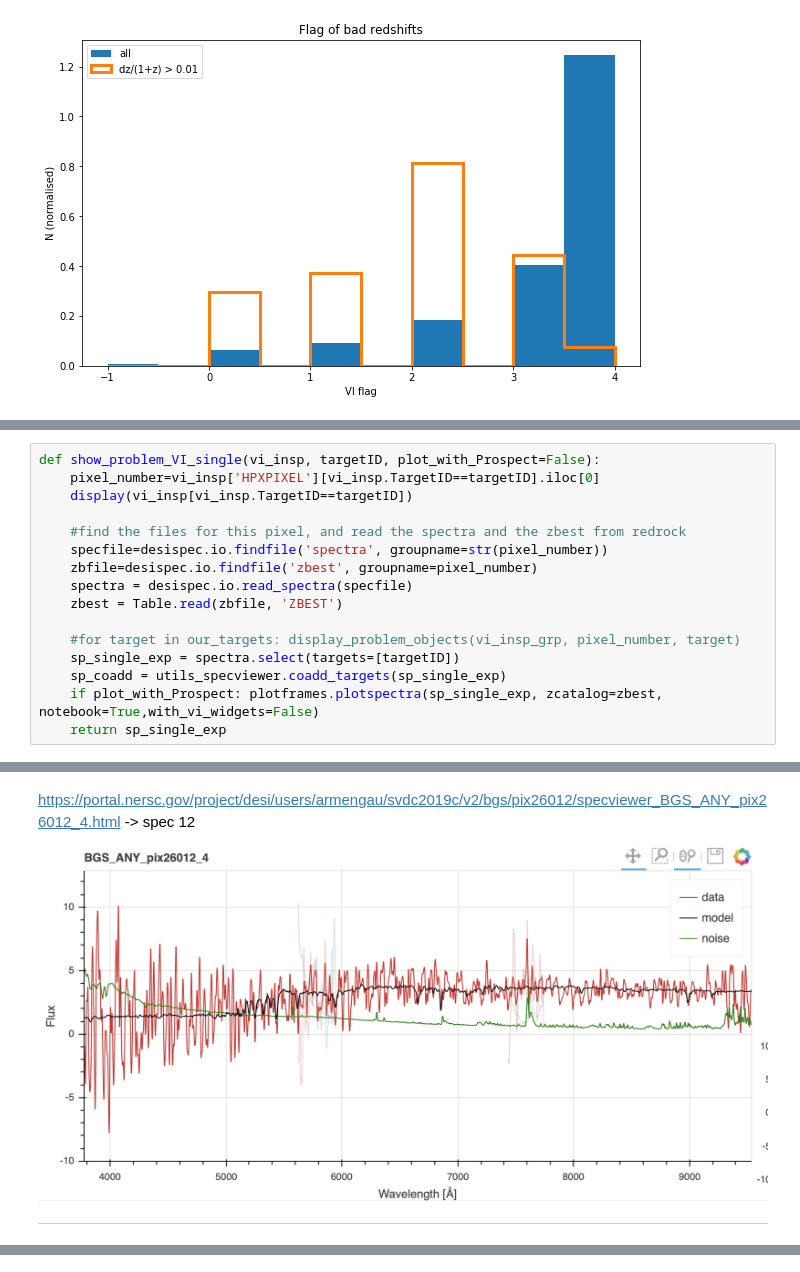
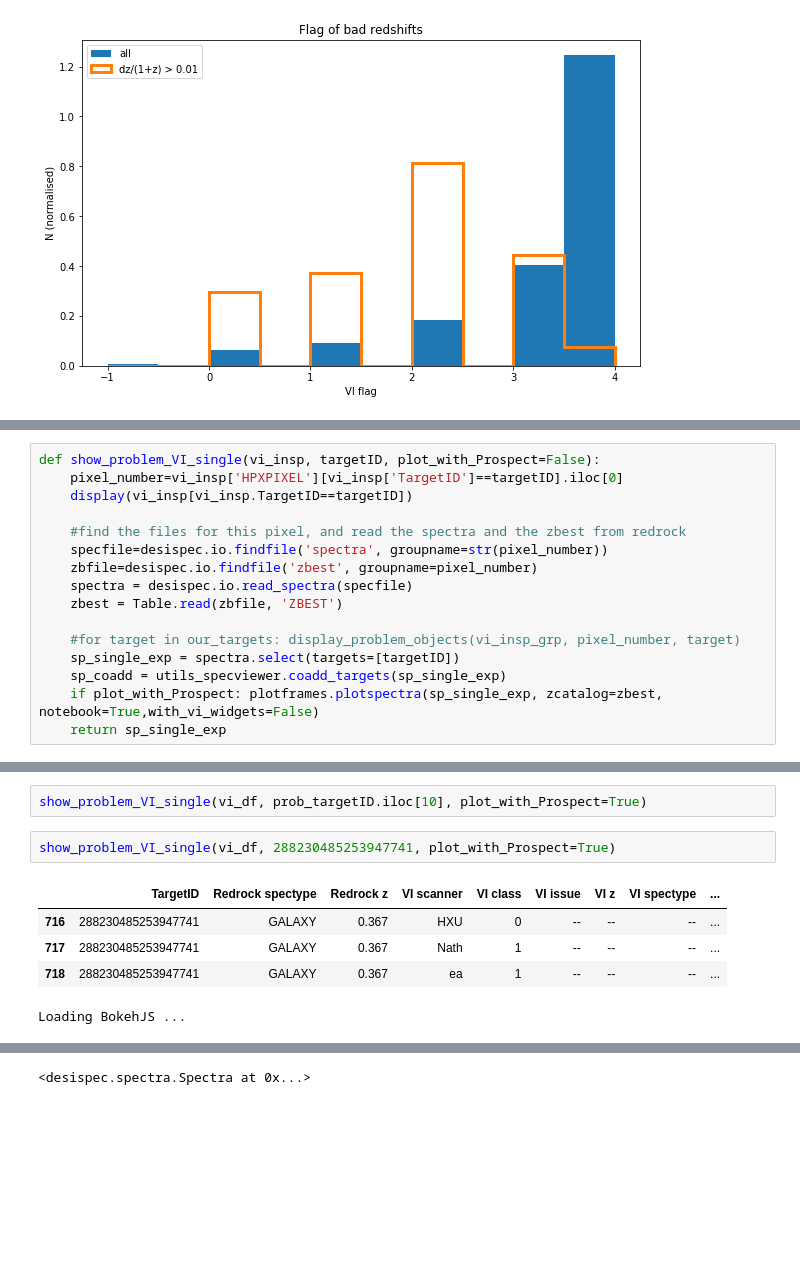
Before and after one commit to michaelJwilson/DESI_SV, a Jupyter notebook: VI_truth_sims.ipynb, the cells around one changed output, grey strips where cells are left out. Saved outputs shown, nothing was run; the diff lists cells and outputs as text; blank space fills up the shorter version.

```diff
--- a/VI_truth_sims.ipynb
+++ b/VI_truth_sims.ipynb
@@ -174,6 +193,6 @@ Spot checks (spectra plots are screenshots)
 # %%
 def show_problem_VI_single(vi_insp, targetID, plot_with_Prospect=False):
-    pixel_number=vi_insp['HPXPIXEL'][vi_insp.TargetID==targetID].iloc[0]
+    pixel_number=vi_insp['HPXPIXEL'][vi_insp['TargetID']==targetID].iloc[0]
     display(vi_insp[vi_insp.TargetID==targetID])
 
     #find the files for this pixel, and read the spectra and the zbest from redrock
@@ -256,6 +209,10 @@ vi[this_ID]['TargetID', 'VI class', 'Redrock z', 'TRUEZ', 'TRUESPECTYPE' , 'TEMP
-# %% [markdown]
-https://portal.nersc.gov/project/desi/users/armengau/svdc2019c/v2/bgs/pix26012/specviewer_BGS_ANY_pix26012_4.html  -> spec 12
-
-![screenshot.png](attachment:screenshot.png)
-
-***
+# %%
+show_problem_VI_single(vi_df, prob_targetID.iloc[10], plot_with_Prospect=True)
+# %%
+show_problem_VI_single(vi_df, 288230485253947741, plot_with_Prospect=True)
+# %% [output]
+|  | TargetID | Redrock spectype | Redrock z | VI scanner | VI class | VI issue | VI z | VI spectype | ... |
+| 716 | 288230485253947741 | GALAXY | 0.367 | HXU | 0 | -- | -- | -- | ... |
+| 717 | 288230485253947741 | GALAXY | 0.367 | Nath | 1 | -- | -- | -- | ... |
+| 718 | 288230485253947741 | GALAXY | 0.367 | ea | 1 | -- | -- | -- | ... |
+Loading BokehJS ...
@@ -261,0 +222 @@ https://portal.nersc.gov/project/desi/users/armengau/svdc2019c/v2/bgs/pix26012/s
+<desispec.spectra.Spectra at 0x...>
```
Also changed, not shown: parts of 24 cells of this notebook.
